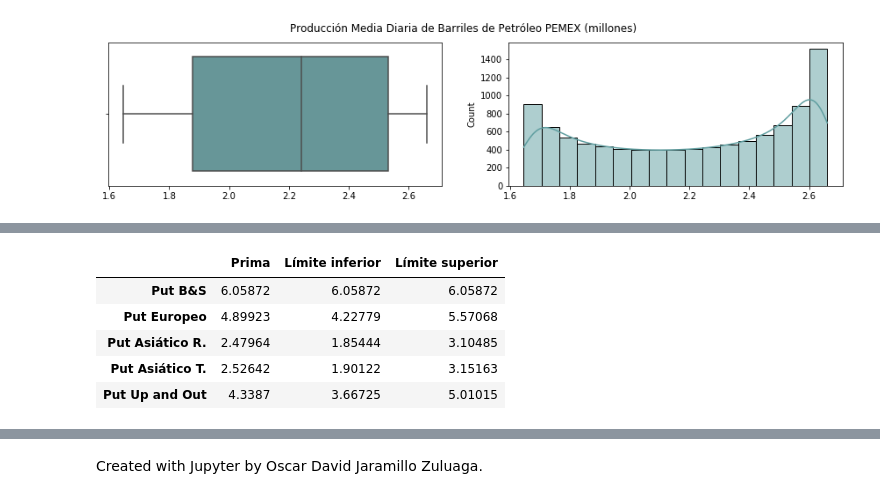
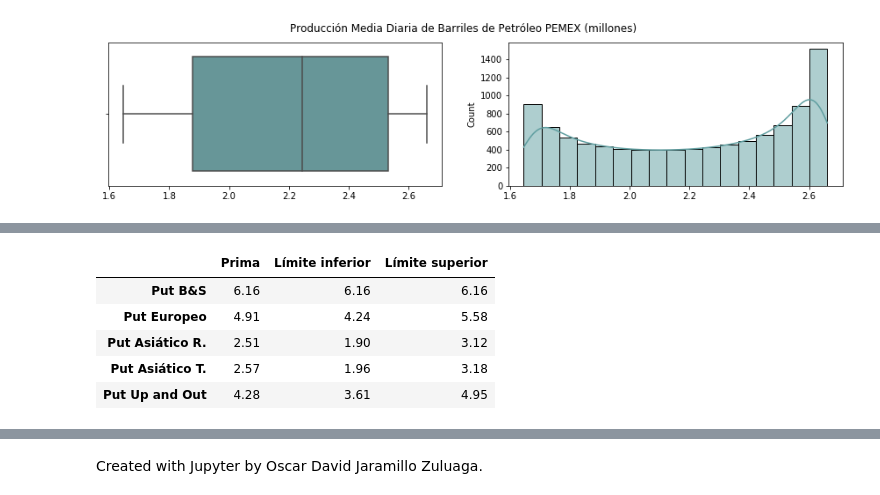
Before and after one commit to diegolazareno/Examen3_SPF, a Jupyter notebook: Examen_Tema3_DALopez.ipynb, the cells around one changed output, grey strips where cells are left out. Drawn from its saved outputs; the diff is of its cells as text; code cells hidden in the pictures.

```diff
--- a/Examen_Tema3_DALopez.ipynb
+++ b/Examen_Tema3_DALopez.ipynb
@@ -747,9 +759,12 @@ print("Último precio de cotización: " + str(data4["Adj Close"].iloc[-1]))
-# %%
-valuation(data4["Adj Close"], 60, 80, "2022-03-31", rf, 10000, 100, "Put")
-# %% [output]
-|  | Prima | Límite inferior | Límite superior |
-| Put B&S | 6.05872 | 6.05872 | 6.05872 |
-| Put Europeo | 4.89923 | 4.22779 | 5.57068 |
-| Put Asiático R. | 2.47964 | 1.85444 | 3.10485 |
-| Put Asiático T. | 2.52642 | 1.90122 | 3.15163 |
-| Put Up and Out | 4.3387 | 3.66725 | 5.01015 |
+# %%
+rf = 0.27 / 100 / 252
+K4, B4 = 60, 80
+valuation4 = valuation(data4["Adj Close"], K4, B4, "2022-04-01", rf, 10000, 100, "Put")
+valuation4
+# %% [output]
+|  | Prima | Límite inferior | Límite superior |
+| Put B&S | 6.16 | 6.16 | 6.16 |
+| Put Europeo | 4.91 | 4.24 | 5.58 |
+| Put Asiático R. | 2.51 | 1.90 | 3.12 |
+| Put Asiático T. | 2.57 | 1.96 | 3.18 |
+| Put Up and Out | 4.28 | 3.61 | 4.95 |
```
Also changed, not shown: parts of 18 cells of this notebook.
